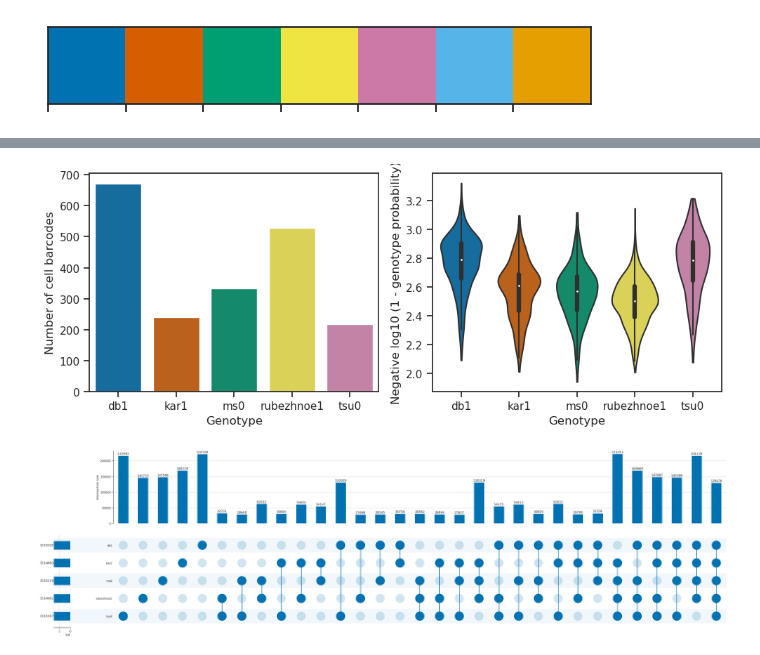
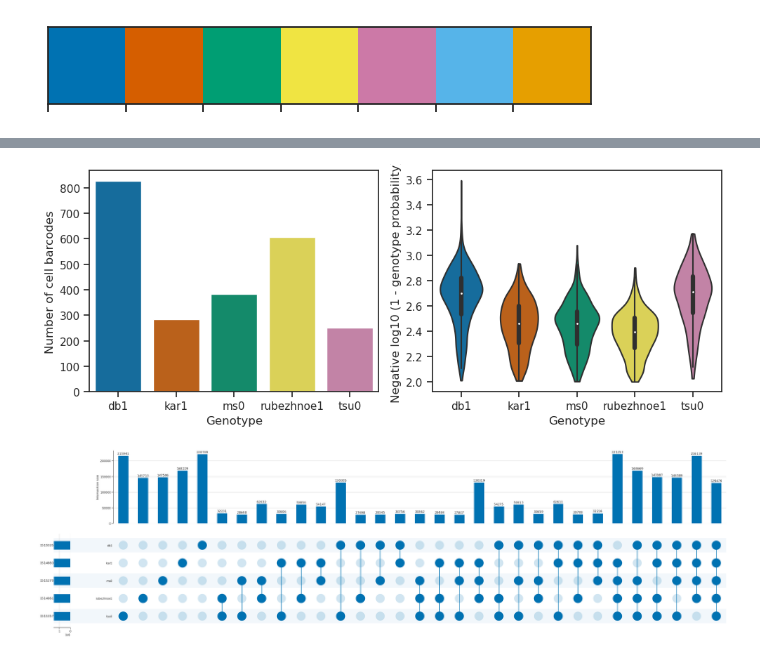
Before and after one commit to schneebergerlab/snrna_eqtl_mapping, a Jupyter notebook: rules/notebook_templates/notebooks_old/genotyping_figures.py.ipynb, the cells around one changed output, grey strips where cells are left out. Drawn from its saved outputs; the diff is of its cells as text; code cells hidden in the pictures.

```diff
--- a/rules/notebook_templates/genotyping_figures.py.ipynb
+++ b/rules/notebook_templates/notebooks_old/genotyping_figures.py.ipynb
@@ -49,6 +51,13 @@ plt.show()
 # %%
 if not os.path.exists(snakemake.output[0]):
     os.mkdir(snakemake.output[0])
+# %%
+cb_genotypes = pd.read_csv(
+    'cb_genotypes/col0xmany.geno.tsv',
+    sep='\t',
+    names=['cb', 'geno', 'nmarkers', 'geno_logprob'],
+    header=0
+)
 # %%
 cb_stats = pd.read_csv(
     snakemake.input.cb_stats,
@@ -62,34 +71,34 @@ len(cb_stats.query('cluster == "hq"'))
 # %%
 genotypes = sorted(cb_stats.geno.unique())
 
 fig, axes = plt.subplots(figsize=(10, 4), ncols=2)
 
 sns.countplot(
     x='geno',
-    data=cb_stats.query('cluster == "hq"'),
+    data=cb_genotypes.query('geno_logprob > 2 & nmarkers > 2'),
     order=genotypes,
     ax=axes[0]
 )
 
 axes[0].set_xlabel('Genotype')
 axes[0].set_ylabel('Number of cell barcodes')
 
 sns.violinplot(
     x='geno',
     y='geno_logprob',
-    data=cb_stats.query('cluster == "hq"'),
+    data=cb_genotypes.query('geno_logprob > 2 & nmarkers > 2'),
     order=genotypes,
     ax=axes[1],
     cut=0
 )
 
 axes[1].set_xlabel('Genotype')
 axes[1].set_ylabel('Negative log10 (1 - genotype probability)')
 plt.tight_layout()
 plt.savefig(os.path.join(snakemake.output[0], 'genotyping_probabilities.svg'))
 plt.show()
 # %% [output]
-[figure, old version]
+[figure, new version]
 # %%
 def parse_snp_sets(vcf_fn, minq=10):
     with pysam.VariantFile(vcf_fn) as vcf:
```
Also changed, not shown: parts of 4 cells of this notebook, 54 other files.
